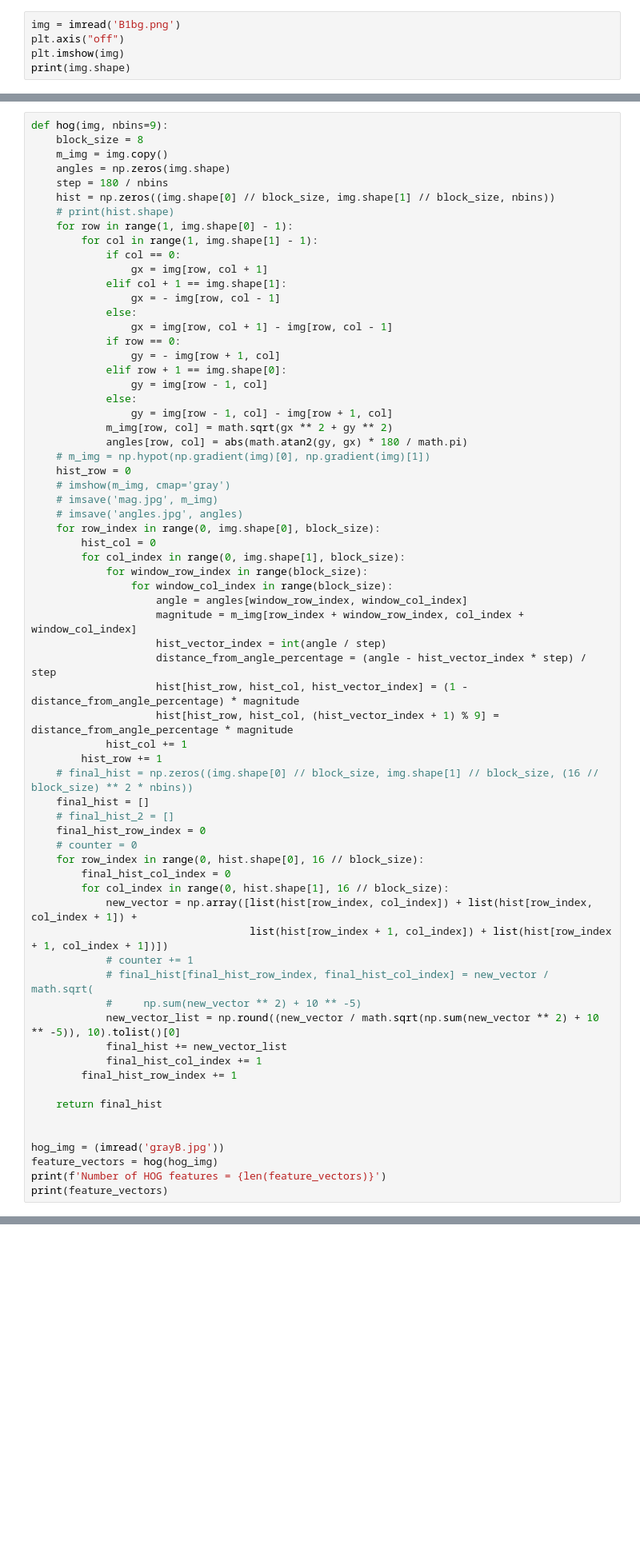
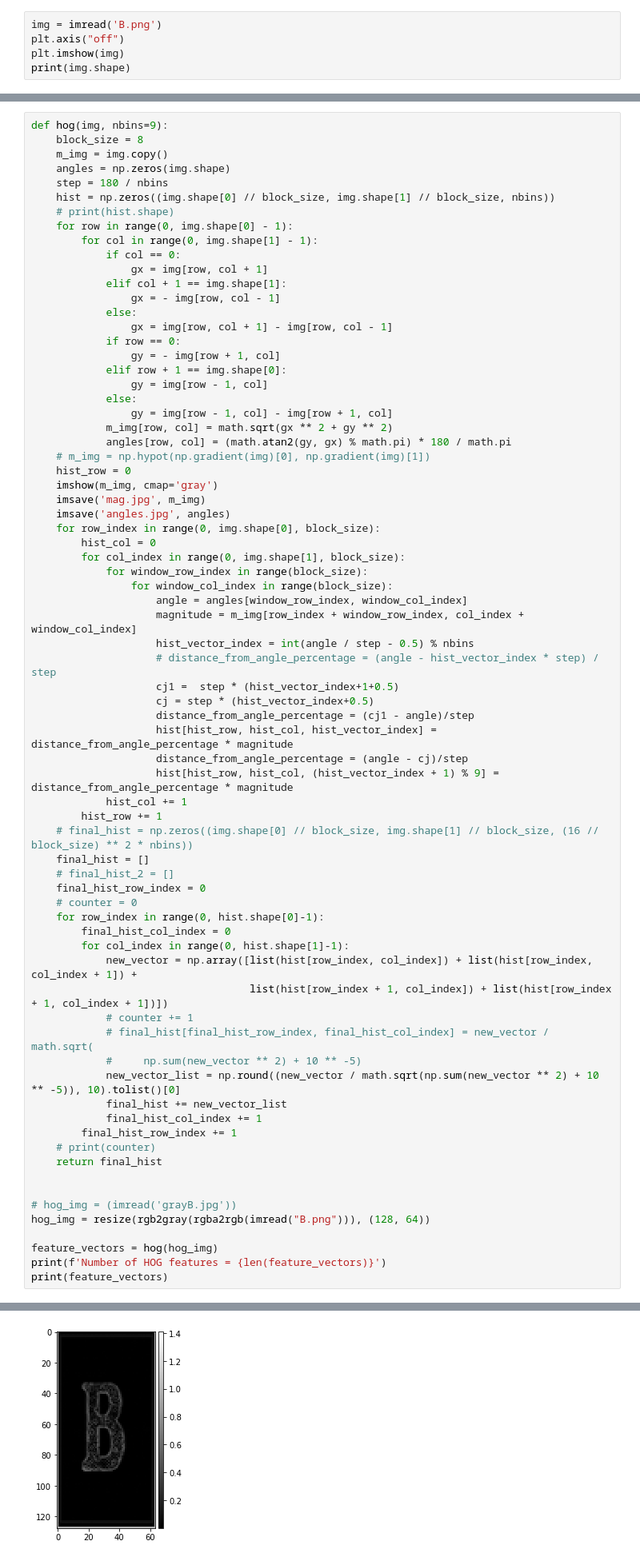
Before and after one commit to mostafa-abdelbrr/CMPN446-Project-Team-9-HoG, a Jupyter notebook: hog.ipynb, the cells around one changed output, grey strips where cells are left out. Shown: that part at 80% size. Saved outputs shown, nothing was run; the diff lists cells and outputs as text; blank space fills up the shorter version.

```diff
--- a/hog.ipynb
+++ b/hog.ipynb
@@ -13,7 +13,7 @@ import matplotlib.pyplot as plt
 # %% [markdown]
 # Reading the image
 # %%
-img = imread('B1bg.png')
+img = imread('B.png')
 plt.axis("off")
 plt.imshow(img)
 print(img.shape)
@@ -48,8 +48,8 @@ def hog(img, nbins=9):
     step = 180 / nbins
     hist = np.zeros((img.shape[0] // block_size, img.shape[1] // block_size, nbins))
     # print(hist.shape)
-    for row in range(1, img.shape[0] - 1):
-        for col in range(1, img.shape[1] - 1):
+    for row in range(0, img.shape[0] - 1):
+        for col in range(0, img.shape[1] - 1):
             if col == 0:
                 gx = img[row, col + 1]
             elif col + 1 == img.shape[1]:
@@ -63,12 +63,12 @@ def hog(img, nbins=9):
             else:
                 gy = img[row - 1, col] - img[row + 1, col]
             m_img[row, col] = math.sqrt(gx ** 2 + gy ** 2)
-            angles[row, col] = abs(math.atan2(gy, gx) * 180 / math.pi)
+            angles[row, col] = (math.atan2(gy, gx) % math.pi) * 180 / math.pi
     # m_img = np.hypot(np.gradient(img)[0], np.gradient(img)[1])
     hist_row = 0
-    # imshow(m_img, cmap='gray')
-    # imsave('mag.jpg', m_img)
-    # imsave('angles.jpg', angles)
+    imshow(m_img, cmap='gray')
+    imsave('mag.jpg', m_img)
+    imsave('angles.jpg', angles)
     for row_index in range(0, img.shape[0], block_size):
         hist_col = 0
         for col_index in range(0, img.shape[1], block_size):
@@ -76,9 +76,13 @@ def hog(img, nbins=9):
                 for window_col_index in range(block_size):
                     angle = angles[window_row_index, window_col_index]
                     magnitude = m_img[row_index + window_row_index, col_index + window_col_index]
-                    hist_vector_index = int(angle / step)
-                    distance_from_angle_percentage = (angle - hist_vector_index * step) / step
-                    hist[hist_row, hist_col, hist_vector_index] = (1 - distance_from_angle_percentage) * magnitude
+                    hist_vector_index = int(angle / step - 0.5) % nbins
+                    # distance_from_angle_percentage = (angle - hist_vector_index * step) / step
+                    cj1 =  step * (hist_vector_index+1+0.5)
+                    cj = step * (hist_vector_index+0.5)
+                    distance_from_angle_percentage = (cj1 - angle)/step
+                    hist[hist_row, hist_col, hist_vector_index] = distance_from_angle_percentage * magnitude
+                    distance_from_angle_percentage = (angle - cj)/step
                     hist[hist_row, hist_col, (hist_vector_index + 1) % 9] = distance_from_angle_percentage * magnitude
             hist_col += 1
         hist_row += 1
@@ -87,9 +91,9 @@ def hog(img, nbins=9):
     # final_hist_2 = []
     final_hist_row_index = 0
     # counter = 0
-    for row_index in range(0, hist.shape[0], 16 // block_size):
+    for row_index in range(0, hist.shape[0]-1):
         final_hist_col_index = 0
-        for col_index in range(0, hist.shape[1], 16 // block_size):
+        for col_index in range(0, hist.shape[1]-1):
             new_vector = np.array([list(hist[row_index, col_index]) + list(hist[row_index, col_index + 1]) +
                                    list(hist[row_index + 1, col_index]) + list(hist[row_index + 1, col_index + 1])])
             # counter += 1
@@ -99,11 +103,13 @@ def hog(img, nbins=9):
             final_hist += new_vector_list
             final_hist_col_index += 1
         final_hist_row_index += 1
-
+    # print(counter)
     return final_hist
 
 
-hog_img = (imread('grayB.jpg'))
+# hog_img = (imread('grayB.jpg'))
+hog_img = resize(rgb2gray(rgba2rgb(imread("B.png"))), (128, 64))
+
 feature_vectors = hog(hog_img)
 print(f'Number of HOG features = {len(feature_vectors)}')
 print(feature_vectors)
@@ -113,2 +121,3 @@ Number of HOG features = 18432
+[figure, added]
 # %%
 imsave('grayB.jpg', rgb2gray(rgba2rgb(resized_img)))
```
Also changed, not shown: parts of 8 cells of this notebook, 8 other files.
